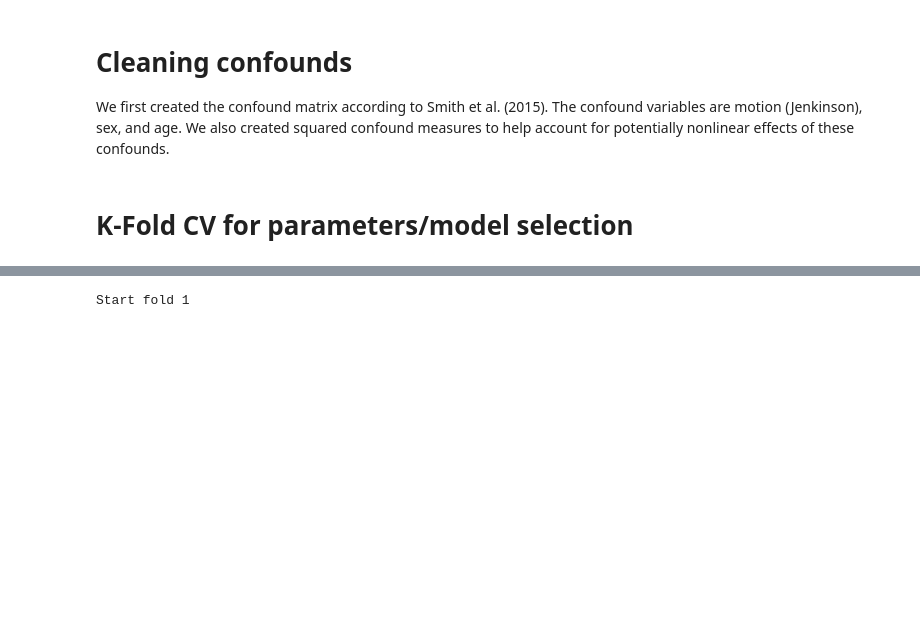
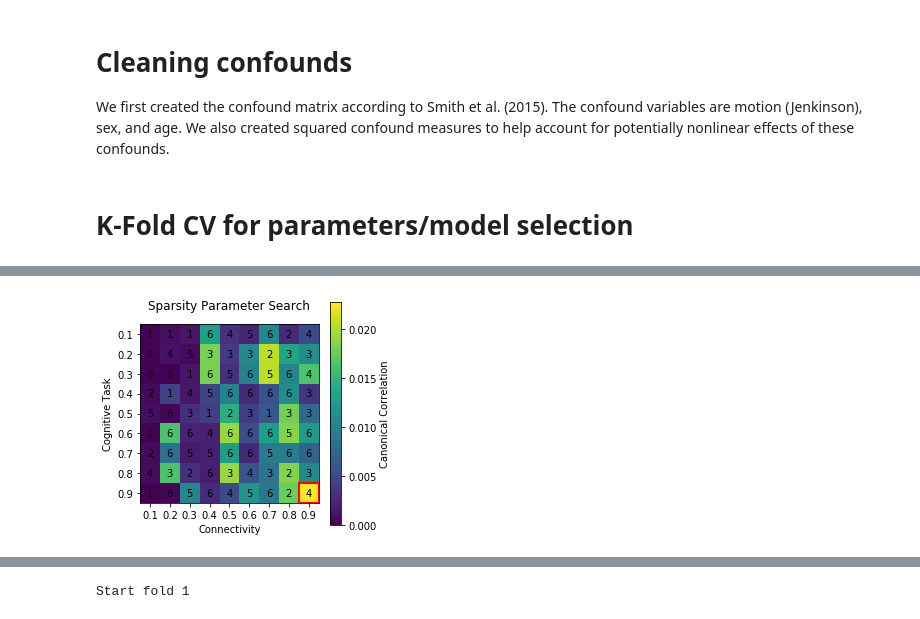
Before and after one commit to htwangtw/patterns-of-thought, a Jupyter notebook: notebooks/2.0-FC-vs-NYCQ-nestedKFold.ipynb, the cells around one changed output, grey strips where cells are left out. Cells and saved outputs as stored; diff of their text form; code cells hidden in the pictures; blank space fills up the shorter version.

```diff
--- a/notebooks/2.0-FC-vs-NYCQ-nestedKFold.ipynb
+++ b/notebooks/2.0-FC-vs-NYCQ-nestedKFold.ipynb
@@ -62,6 +86,0 @@ Y = MRIQ_clean
-# %%
-model = SCCA(n_components=None, scale=False, n_iter=50,
-                     penX=1, penY=1)
-model.model_explained(X, Y)
-model.model_evs_plot
-# plt.savefig('./reports/gridsearch_correct/select_n_comp.png', dpi=300)
@@ -91,7 +91,10 @@ Grid search range
 # %%
-param_grid = {
-    'n_factor':np.array([4]),
-    'reg_X': np.array(range(1, 10)) * 0.1,
-    'reg_Y': np.array(range(1, 10)) * 0.1,}
 out_folds = 5
 in_folds = 5
+para_x, para_y = 9, 9
+K_max = 6
+
+param_grid = {
+    'n_factor': np.array(range(1, K_max + 1)),
+    'reg_X': np.array(range(1, para_x + 1)) * 0.1,
+    'reg_Y': np.array(range(1, para_y + 1)) * 0.1,}
@@ -104,0 +105,64 @@ para_x, para_y = 9, 9
+# %%
+best = 0
+best_model = None
+for i, (train_idx, test_idx) in enumerate(KF_out.split(FC_yeo7)):
+    # go through all the parameters
+    X_discovery, X_test = FC_yeo7[train_idx], FC_yeo7[test_idx]
+    Y_discovery, Y_test = MRIQ[train_idx], MRIQ[test_idx]
+    conf_discovery, conf_test = confound_raw[train_idx], confound_raw[test_idx]
+
+    X_discovery_clean, Y_discovery_clean, conf_discovery_clean = clean_confound(
+        X_discovery, Y_discovery, conf_discovery)
+    X_test_clean, Y_test_clean, conf_test_clean = clean_confound(
+        X_test, Y_test, conf_test)
+
+    i_best = 0
+    i_best_model = None
+    for k, (train_idx, test_idx) in enumerate(KF_in.split(X_discovery)):
+        X_train, X_val = X_discovery[train_idx], X_discovery[test_idx]
+        Y_train, Y_val = Y_discovery[train_idx], Y_discovery[test_idx]
+        conf_train, conf_val = conf_discovery[train_idx], conf_discovery[test_idx]
+
+        X_train_clean, Y_train_clean, conf_train_clean = clean_confound(
+            X_train, Y_train, conf_train)
+        X_val_clean, Y_val_clean, conf_val_clean = clean_confound(
+            X_val, Y_val, conf_val)
+
+        para_search = np.zeros((para_x, para_y, K_max))
+        for j, parameters in enumerate(iter(para_sets)):
+            para_idx = np.unravel_index(j, para_search.shape) # (C_x,C_y, K)
+
+            model = SCCA(n_components=parameters['n_factor'], scale=True, n_iter=50,
+                         penX=parameters['reg_X'], penY=parameters['reg_Y'])
+
+            model.fit(X_train_clean, Y_train_clean)
+            mean_r2 = np.mean(model.score(X_val_clean, Y_val_clean) ** 2)
+            para_search[para_idx] = mean_r2
+
+            if mean_r2 > i_best:
+                i_best = mean_r2
+                i_best_model = copy.deepcopy(select_model)
+
+        paramat = np.max(para_search, 2)
+        K_mat = np.argmax(para_search, 2) + 1
+        para_fn = ''
+        idx = parameter_grid(paramat, K_mat, para_fn)
+        C_x = idx[0] * 0.1
+        C_y = idx[1] * 0.1
+        K = K_mat[idx]
+        select_model = SCCA(n_components=K, scale=True, n_iter=50,
+                         penX=C_x, penY=C_y)
+        select_model.fit(X_train_clean, Y_train_clean)
+        mean_r2 = np.mean(model.score(X_val_clean, Y_val_clean) ** 2)
+
+        if mean_r2 > i_best:
+            i_best = mean_r2
+            i_best_model = copy.deepcopy(select_model)
+    test_val = np.mean(i_best_model.score(X_test_clean, Y_test_clean)  ** 2)
+    if test_val > best:
+        best = test_val
+        best_model = copy.deepcopy(i_best_model)
+        print('\nNew Best model: \n {:} components,penalty x: {:}, penalty y: {:}\nO-O-S performance: {}'.format(
+    best_model.n_components, best_model.penX, best_model.penY, best))
+# %% [output]
+[figure, added]
```
Also changed, not shown: parts of 17 cells of this notebook.
